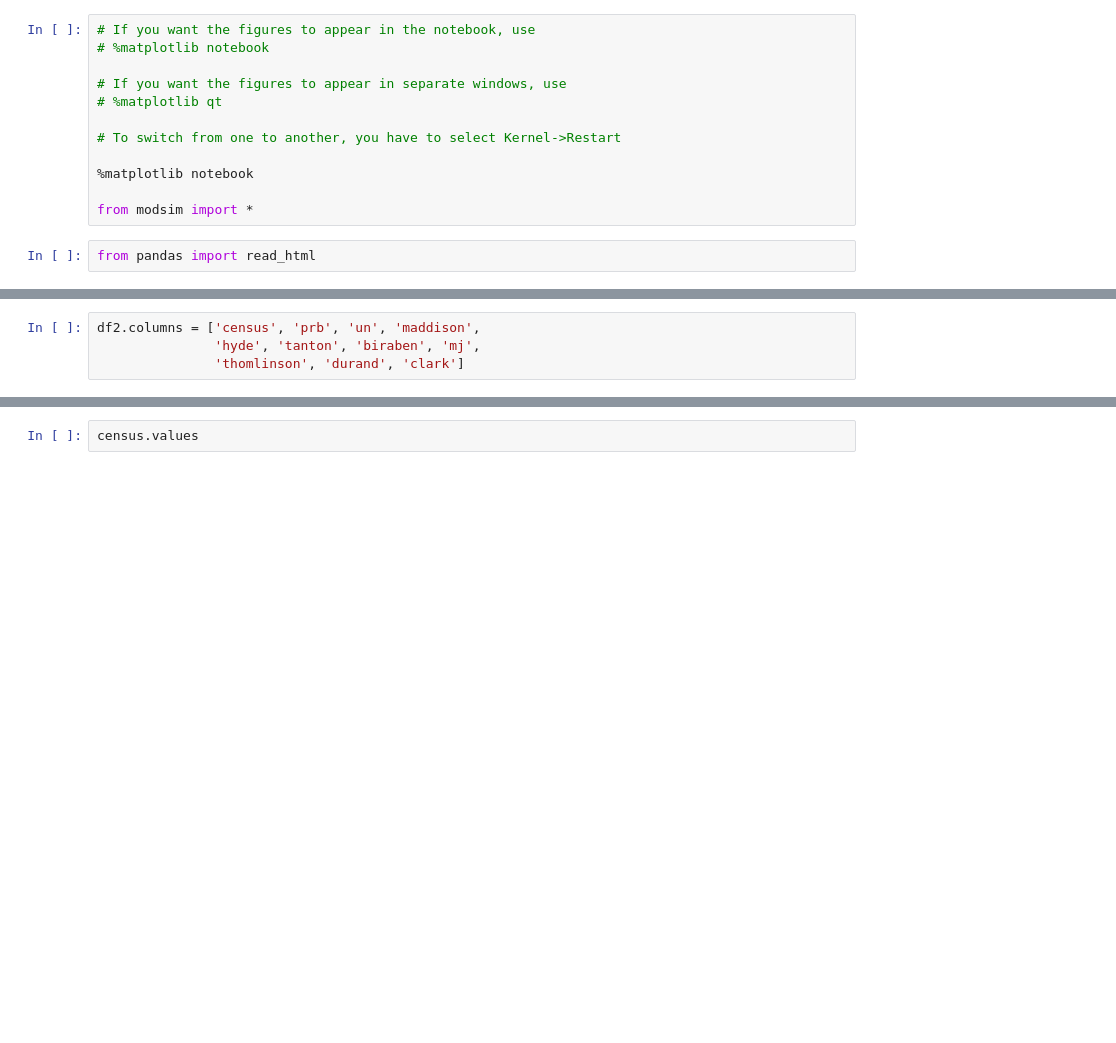
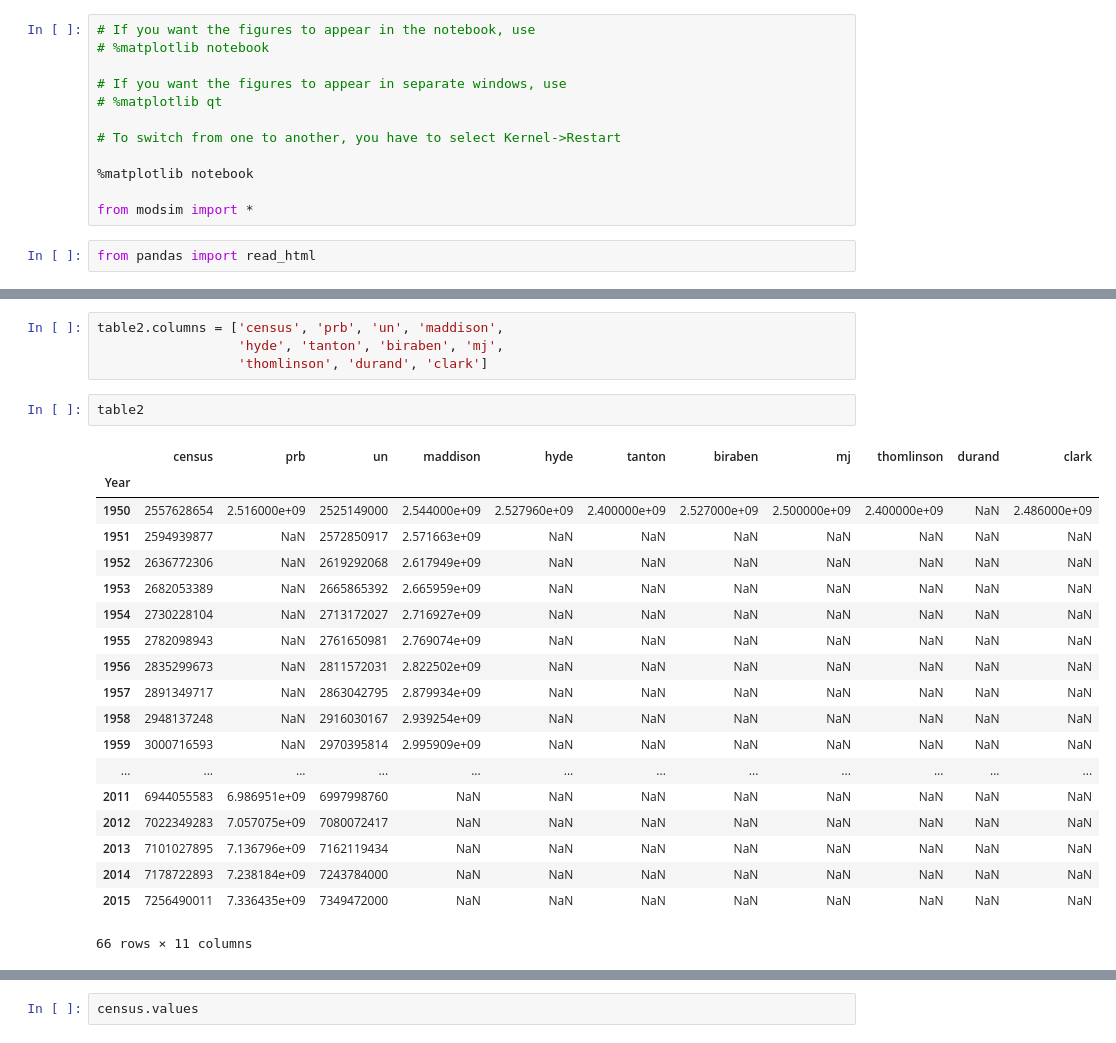
Before and after one commit to AllenDowney/ModSimPy, a Jupyter notebook: code/chap03.ipynb, the cells around one changed output, grey strips where cells are left out. Cells and saved outputs as stored; diff of their text form; blank space fills up the shorter version.

```diff
--- a/code/chap03.ipynb
+++ b/code/chap03.ipynb
@@ -52,5 +52,27 @@ df2.tail()
 # %%
-df2.columns = ['census', 'prb', 'un', 'maddison',
-               'hyde', 'tanton', 'biraben', 'mj',
-               'thomlinson', 'durand', 'clark']
+table2.columns = ['census', 'prb', 'un', 'maddison',
+                  'hyde', 'tanton', 'biraben', 'mj',
+                  'thomlinson', 'durand', 'clark']
+# %%
+table2
+# %% [output]
+|  | census | prb | un | maddison | hyde | tanton | biraben | mj | thomlinson | durand | clark |
+| Year |  |  |  |  |  |  |  |  |  |  |  |
+| 1950 | 2557628654 | 2.516000e+09 | 2525149000 | 2.544000e+09 | 2.527960e+09 | 2.400000e+09 | 2.527000e+09 | 2.500000e+09 | 2.400000e+09 | NaN | 2.486000e+09 |
+| 1951 | 2594939877 | NaN | 2572850917 | 2.571663e+09 | NaN | NaN | NaN | NaN | NaN | NaN | NaN |
+| 1952 | 2636772306 | NaN | 2619292068 | 2.617949e+09 | NaN | NaN | NaN | NaN | NaN | NaN | NaN |
+| 1953 | 2682053389 | NaN | 2665865392 | 2.665959e+09 | NaN | NaN | NaN | NaN | NaN | NaN | NaN |
+| 1954 | 2730228104 | NaN | 2713172027 | 2.716927e+09 | NaN | NaN | NaN | NaN | NaN | NaN | NaN |
+| 1955 | 2782098943 | NaN | 2761650981 | 2.769074e+09 | NaN | NaN | NaN | NaN | NaN | NaN | NaN |
+| 1956 | 2835299673 | NaN | 2811572031 | 2.822502e+09 | NaN | NaN | NaN | NaN | NaN | NaN | NaN |
+| 1957 | 2891349717 | NaN | 2863042795 | 2.879934e+09 | NaN | NaN | NaN | NaN | NaN | NaN | NaN |
+| 1958 | 2948137248 | NaN | 2916030167 | 2.939254e+09 | NaN | NaN | NaN | NaN | NaN | NaN | NaN |
+| 1959 | 3000716593 | NaN | 2970395814 | 2.995909e+09 | NaN | NaN | NaN | NaN | NaN | NaN | NaN |
+| ... | ... | ... | ... | ... | ... | ... | ... | ... | ... | ... | ... |
+| 2011 | 6944055583 | 6.986951e+09 | 6997998760 | NaN | NaN | NaN | NaN | NaN | NaN | NaN | NaN |
+| 2012 | 7022349283 | 7.057075e+09 | 7080072417 | NaN | NaN | NaN | NaN | NaN | NaN | NaN | NaN |
+| 2013 | 7101027895 | 7.136796e+09 | 7162119434 | NaN | NaN | NaN | NaN | NaN | NaN | NaN | NaN |
+| 2014 | 7178722893 | 7.238184e+09 | 7243784000 | NaN | NaN | NaN | NaN | NaN | NaN | NaN | NaN |
+| 2015 | 7256490011 | 7.336435e+09 | 7349472000 | NaN | NaN | NaN | NaN | NaN | NaN | NaN | NaN |
+66 rows × 11 columns
 # %%
```
Also changed, not shown: parts of 85 cells of this notebook, 1 other file.
